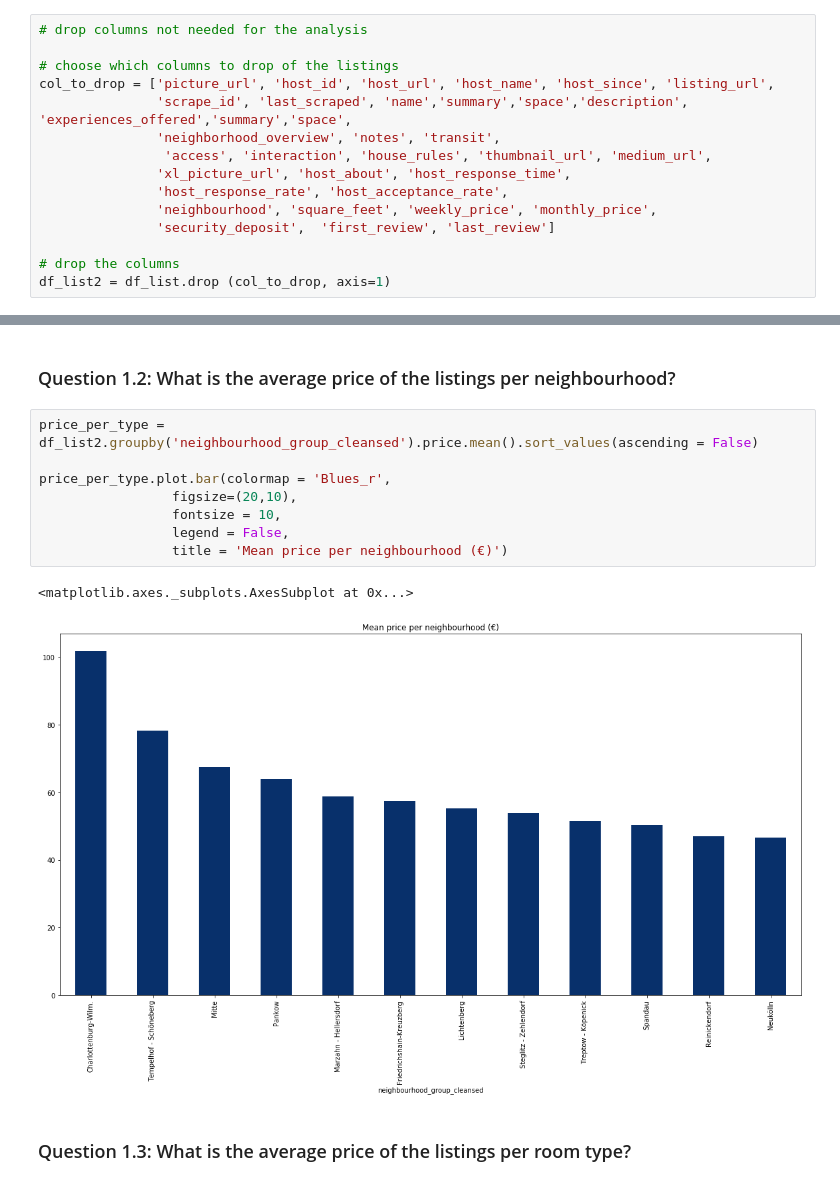
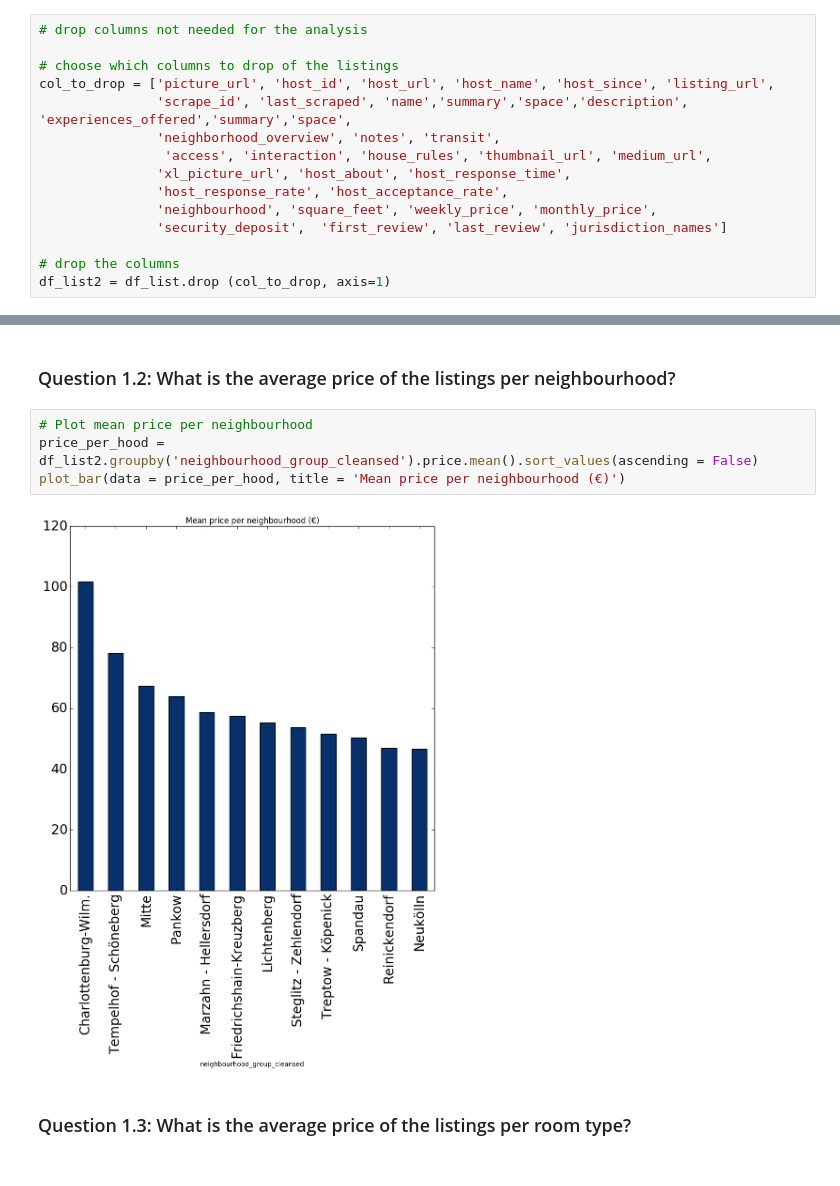
Before and after one commit to AlligatorJ/Berlin-AirBnB-Analysis, a Jupyter notebook: Airbnb_Berlin_Analysis.ipynb, the cells around one changed output, grey strips where cells are left out. Cells and saved outputs as stored; diff of their text form.

```diff
--- a/Airbnb_Berlin_Analysis.ipynb
+++ b/Airbnb_Berlin_Analysis.ipynb
@@ -127,7 +140,7 @@ col_to_drop = ['picture_url', 'host_id', 'host_url', 'host_name', 'host_since',
                'xl_picture_url', 'host_about', 'host_response_time',
                'host_response_rate', 'host_acceptance_rate',
                'neighbourhood', 'square_feet', 'weekly_price', 'monthly_price',
-               'security_deposit',  'first_review', 'last_review']
+               'security_deposit',  'first_review', 'last_review', 'jurisdiction_names']
 
 # drop the columns
 df_list2 = df_list.drop (col_to_drop, axis=1)
@@ -183,16 +287,11 @@ rooms.plot.barh(colormap = 'Blues_r',
 # %% [markdown]
 ### Question 1.2: What is the average price of the listings per neighbourhood?
 # %%
-price_per_type = df_list2.groupby('neighbourhood_group_cleansed').price.mean().sort_values(ascending = False)
-
-price_per_type.plot.bar(colormap = 'Blues_r',
-                 figsize=(20,10),
-                 fontsize = 10,
-                 legend = False,
-                 title = 'Mean price per neighbourhood (€)')
+# Plot mean price per neighbourhood
+price_per_hood = df_list2.groupby('neighbourhood_group_cleansed').price.mean().sort_values(ascending = False)
+plot_bar(data = price_per_hood, title = 'Mean price per neighbourhood (€)')
 # %% [output]
-<matplotlib.axes._subplots.AxesSubplot at 0x...>
-[figure, old version]
+[figure, new version]
 # %% [markdown]
 ### Question 1.3: What is the average price of the listings per room type?
 # %%
```
Also changed, not shown: parts of 27 cells of this notebook, 1 other file.
